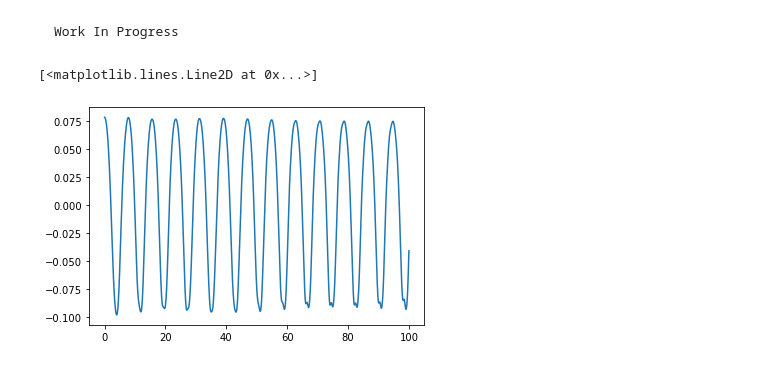
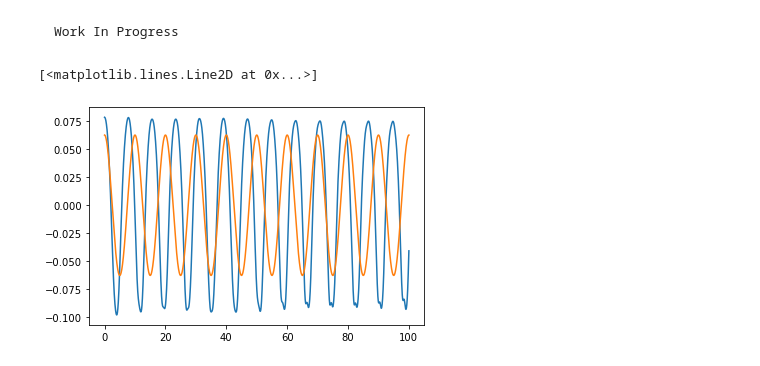
Before and after one commit to geoelements/LearnMPM, a Jupyter notebook: axial-vibration1d.ipynb, the cells around one changed output. Saved outputs shown, nothing was run; the diff lists cells and outputs as text; code cells hidden in the pictures.

```diff
--- a/axial-vibration1d.ipynb
+++ b/axial-vibration1d.ipynb
@@ -181,32 +183,33 @@ for step in range(nsteps):
         # update particle position based on nodal momentum
         x_p[id] += dt * (N1 * mom_n[nid1]/mass_n[nid1] + N2 * mom_n[nid2]/mass_n[nid2])
 
         # nodal velocity
         nv1 = mom_n[nid1]/mass_n[nid1]
         nv2 = mom_n[nid2]/mass_n[nid2]
 
         # Apply boundary condition
-        if (nid1 == 0): nv1 = 0
+        # if (nid1 == 0): nv1 = 0
 
         # particle gradient velocity
         grad_v = dN1 * nv1 + dN2 * nv2
         # particle deformation gradient
         gradf_p[id] = (1 + grad_v * dt) * gradf_p[id]
         # particle volume
         vol_p[id] = gradf_p[id] * vol0_p[id]
         # particle dstrain
         dstrain = grad_v * dt
         # update stress using linear elastic model
         stress_p[id] += E * dstrain
 
     # update plot params
     tt.append(t)
     vt.append(vel_p[pmid])
     xt.append(x_p[pmid])
 
     t = t + dt
 
 plt.plot(tt, vt)
+plt.plot(ta, va)
 # %% [output]
 [<matplotlib.lines.Line2D at 0x...>]
-[figure, old version]
+[figure, new version]
```
Also changed, not shown: parts of 1 cell of this notebook.
